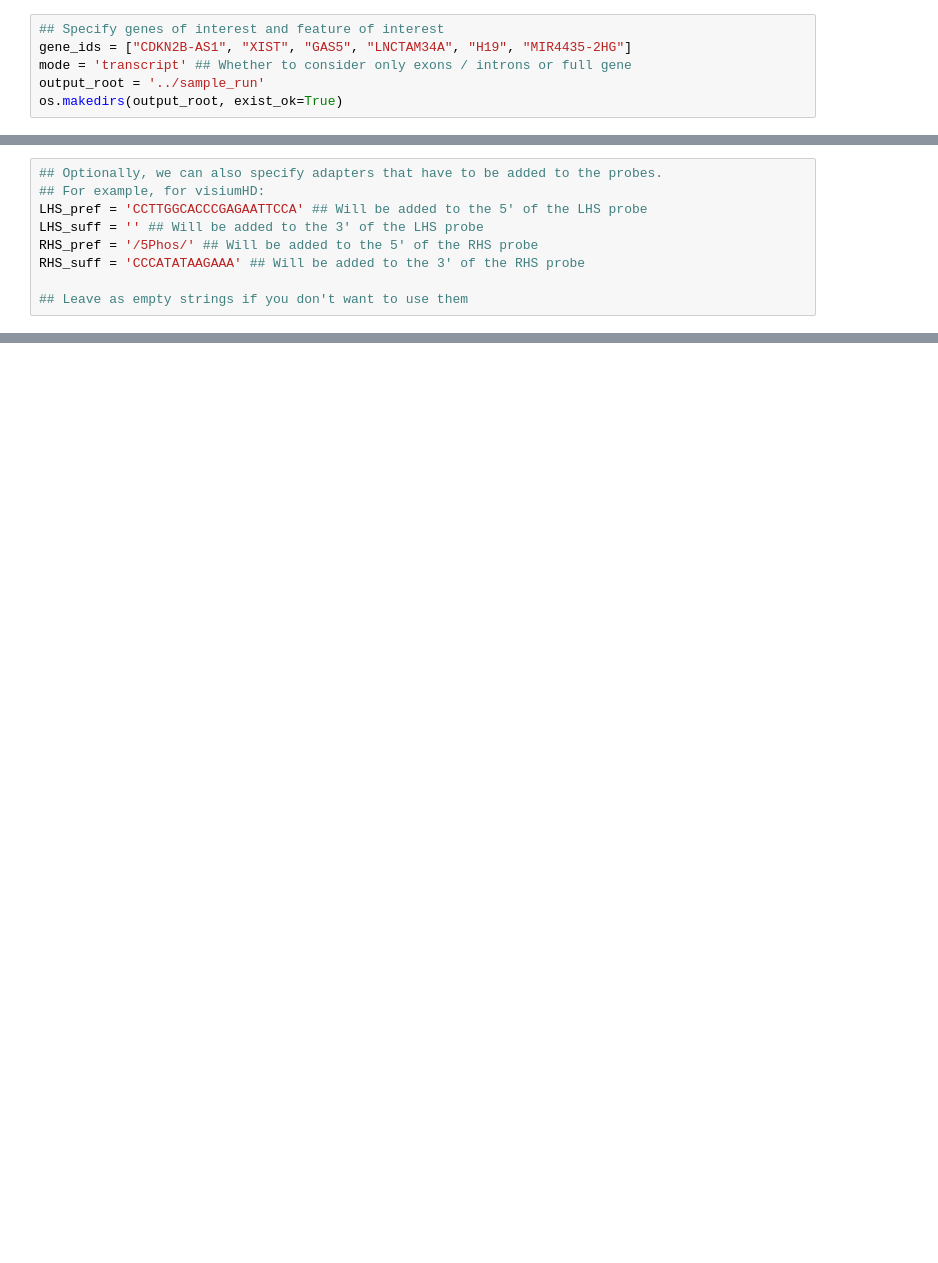
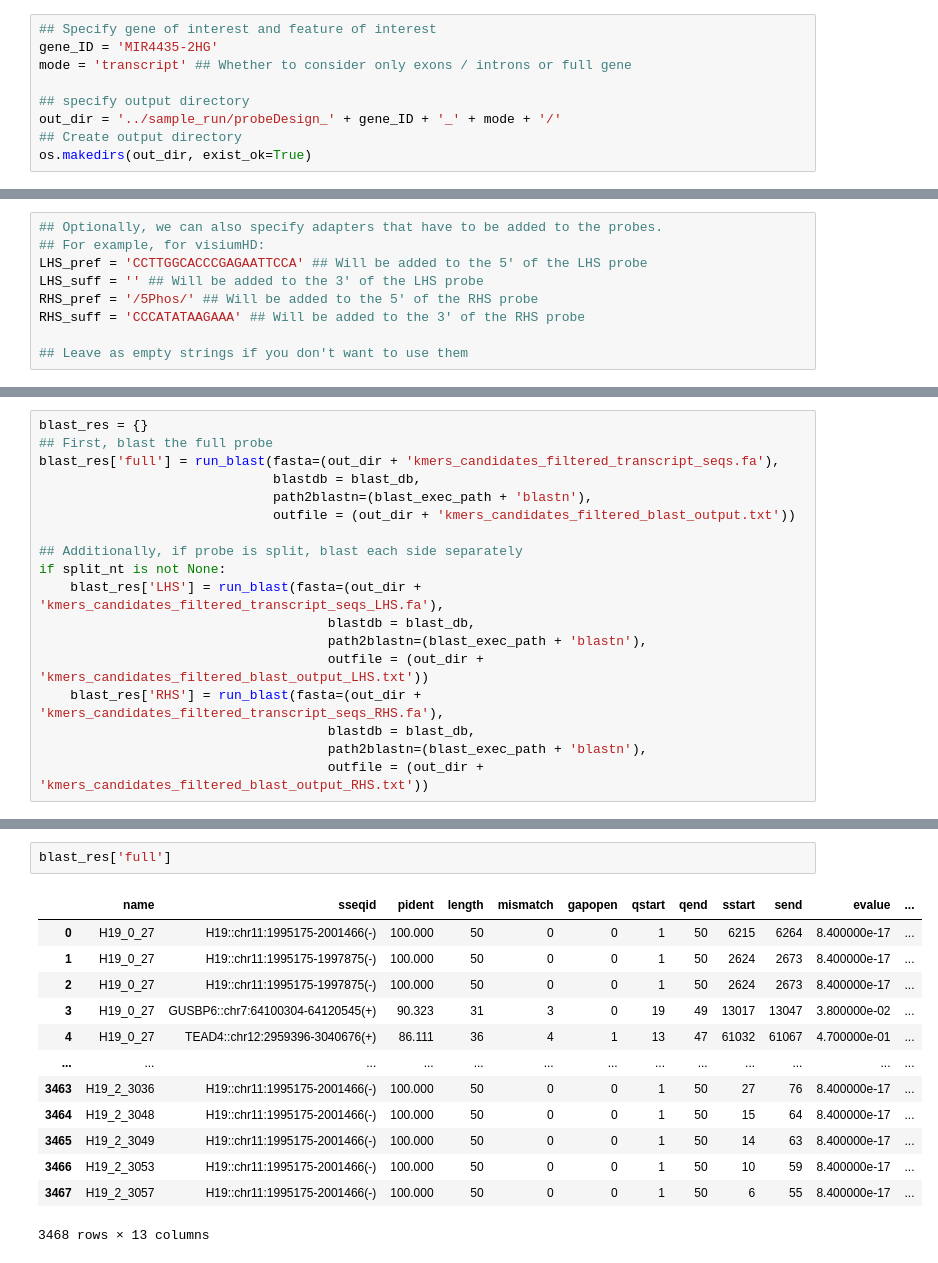
Before and after one commit to dgrfs/gene2probe, a Jupyter notebook: notebooks/002_make_exon_probes_XIST.ipynb, the cells around one changed output, grey strips where cells are left out. Saved outputs shown, nothing was run; the diff lists cells and outputs as text; blank space fills up the shorter version.

Commit message:
standalone script gene blast

```diff
--- a/notebooks/002_make_exon_probes_XIST.ipynb
+++ b/notebooks/002_make_exon_probes_XIST.ipynb
@@ -20,9 +19,12 @@ We can now define the genes to process and the common output root. Each gene wil
 # %%
-## Specify genes of interest and feature of interest
-gene_ids = ["CDKN2B-AS1", "XIST", "GAS5", "LNCTAM34A", "H19", "MIR4435-2HG"]
+## Specify gene of interest and feature of interest
+gene_ID = 'MIR4435-2HG'
 mode = 'transcript' ## Whether to consider only exons / introns or full gene
-output_root = '../sample_run'
-os.makedirs(output_root, exist_ok=True)
+
+## specify output directory
+out_dir = '../sample_run/probeDesign_' + gene_ID + '_' + mode + '/'
+## Create output directory
+os.makedirs(out_dir, exist_ok=True)
 # %% [markdown]
 Additionally, we need to provide the path to several resource files. Many of these files can be obtained from [UCSC table browser](https://genome.ucsc.edu/cgi-bin/hgTables).
 
@@ -282,0 +351,18 @@ Name: count, dtype: int64
+# %%
+blast_res = {}
+## First, blast the full probe
+blast_res['full'] = run_blast(fasta=(out_dir + 'kmers_candidates_filtered_transcript_seqs.fa'),
+                              blastdb = blast_db,
+                              path2blastn=(blast_exec_path + 'blastn'),
+                              outfile = (out_dir + 'kmers_candidates_filtered_blast_output.txt'))
+
+## Additionally, if probe is split, blast each side separately
+if split_nt is not None:
+    blast_res['LHS'] = run_blast(fasta=(out_dir + 'kmers_candidates_filtered_transcript_seqs_LHS.fa'),
+                                     blastdb = blast_db,
+                                     path2blastn=(blast_exec_path + 'blastn'),
+                                     outfile = (out_dir + 'kmers_candidates_filtered_blast_output_LHS.txt'))
+    blast_res['RHS'] = run_blast(fasta=(out_dir + 'kmers_candidates_filtered_transcript_seqs_RHS.fa'),
+                                     blastdb = blast_db,
+                                     path2blastn=(blast_exec_path + 'blastn'),
+                                     outfile = (out_dir + 'kmers_candidates_filtered_blast_output_RHS.txt'))
@@ -282,0 +391,16 @@ Name: count, dtype: int64
+# %%
+blast_res['full']
+# %% [output]
+|  | name | sseqid | pident | length | mismatch | gapopen | qstart | qend | sstart | send | evalue | ... |
+| 0 | H19_0_27 | H19::chr11:1995175-2001466(-) | 100.000 | 50 | 0 | 0 | 1 | 50 | 6215 | 6264 | 8.400000e-17 | ... |
+| 1 | H19_0_27 | H19::chr11:1995175-1997875(-) | 100.000 | 50 | 0 | 0 | 1 | 50 | 2624 | 2673 | 8.400000e-17 | ... |
+| 2 | H19_0_27 | H19::chr11:1995175-1997875(-) | 100.000 | 50 | 0 | 0 | 1 | 50 | 2624 | 2673 | 8.400000e-17 | ... |
+| 3 | H19_0_27 | GUSBP6::chr7:64100304-64120545(+) | 90.323 | 31 | 3 | 0 | 19 | 49 | 13017 | 13047 | 3.800000e-02 | ... |
+| 4 | H19_0_27 | TEAD4::chr12:2959396-3040676(+) | 86.111 | 36 | 4 | 1 | 13 | 47 | 61032 | 61067 | 4.700000e-01 | ... |
+| ... | ... | ... | ... | ... | ... | ... | ... | ... | ... | ... | ... | ... |
+| 3463 | H19_2_3036 | H19::chr11:1995175-2001466(-) | 100.000 | 50 | 0 | 0 | 1 | 50 | 27 | 76 | 8.400000e-17 | ... |
+| 3464 | H19_2_3048 | H19::chr11:1995175-2001466(-) | 100.000 | 50 | 0 | 0 | 1 | 50 | 15 | 64 | 8.400000e-17 | ... |
+| 3465 | H19_2_3049 | H19::chr11:1995175-2001466(-) | 100.000 | 50 | 0 | 0 | 1 | 50 | 14 | 63 | 8.400000e-17 | ... |
+| 3466 | H19_2_3053 | H19::chr11:1995175-2001466(-) | 100.000 | 50 | 0 | 0 | 1 | 50 | 10 | 59 | 8.400000e-17 | ... |
+| 3467 | H19_2_3057 | H19::chr11:1995175-2001466(-) | 100.000 | 50 | 0 | 0 | 1 | 50 | 6 | 55 | 8.400000e-17 | ... |
+3468 rows × 13 columns
```
Also changed, not shown: parts of 61 cells of this notebook, 3 other files.
